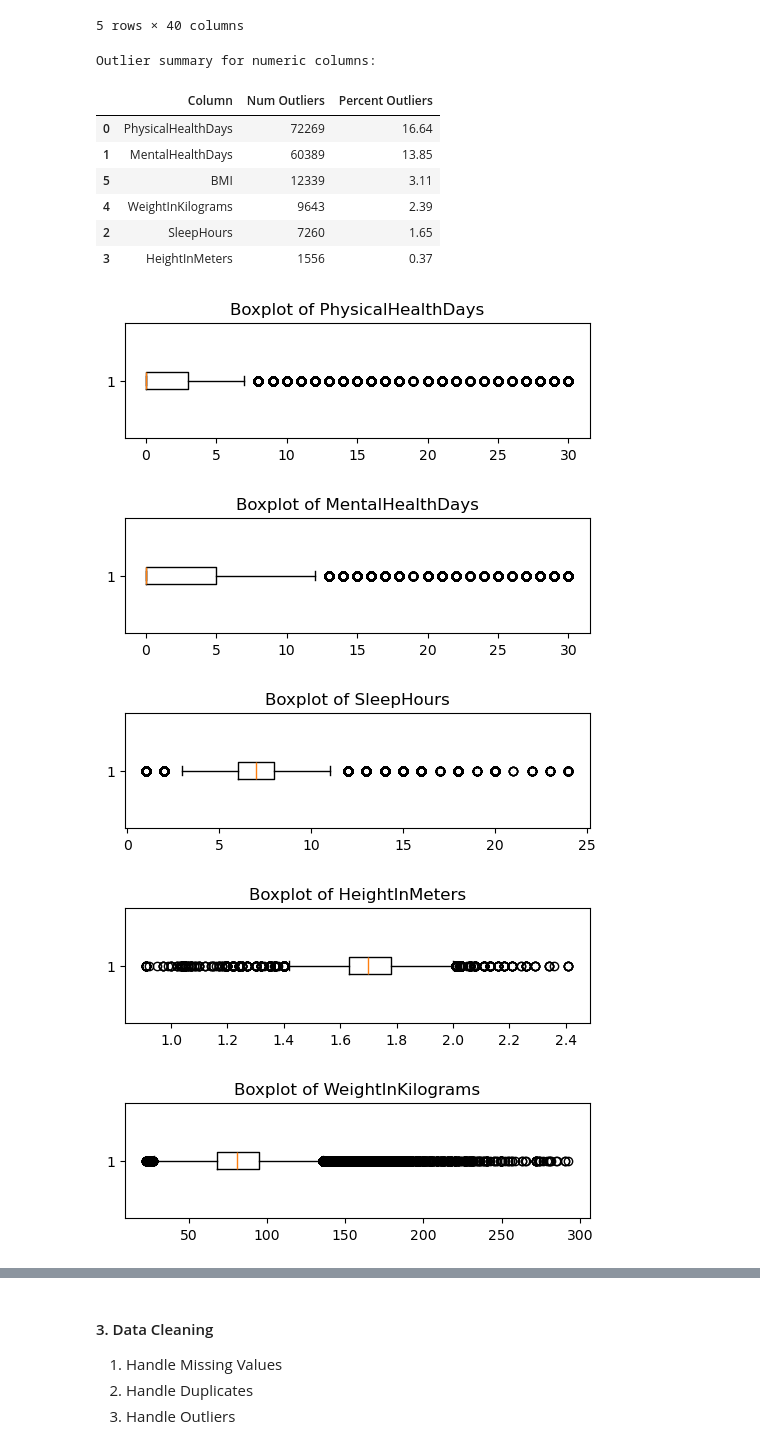
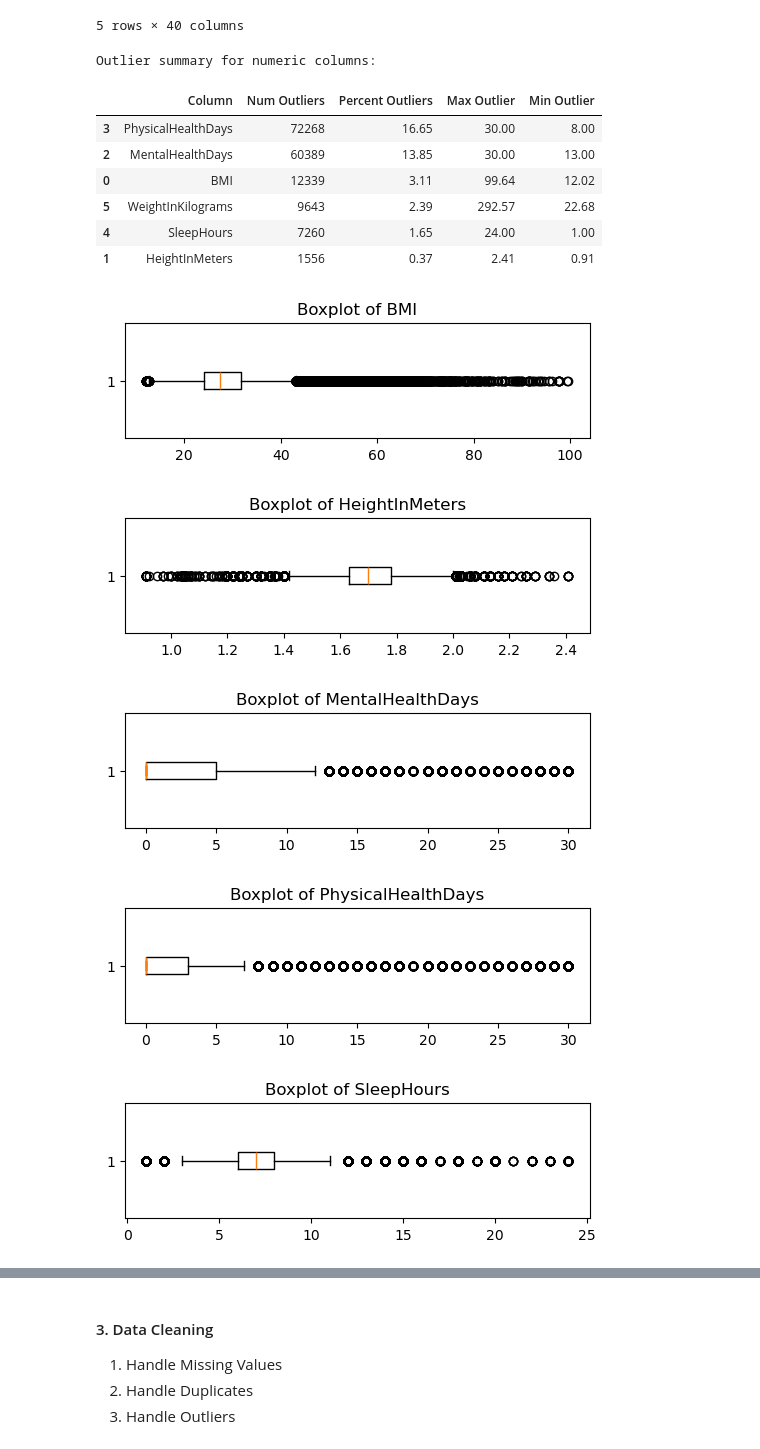
Before and after one commit to makarandkeer/BerkeleyAssignments, a Jupyter notebook: capstone/heart_disease_indicators.ipynb, the cells around one changed output, grey strips where cells are left out. Saved outputs shown, nothing was run; the diff lists cells and outputs as text; code cells hidden in the pictures.

```diff
--- a/capstone/heart_disease_indicators.ipynb
+++ b/capstone/heart_disease_indicators.ipynb
@@ -273,42 +279,46 @@ Sample duplicate records:
 # %%
 # Check for outliers in numeric data columns using IQR method
 
-numeric_columns = df.select_dtypes(include=['float64', 'int64']).columns
+numeric_columns = df.select_dtypes(include=['float64', 'int64']).columns.sort_values()
 
-outlier_summary = pd.DataFrame(columns=["Column", "Num Outliers", "Percent Outliers"])
+# print(numeric_columns)
+
+outlier_summary = pd.DataFrame(columns=["Column", "Num Outliers", "Percent Outliers", "Max Outlier", "Min Outlier"])
 
 for col in numeric_columns:
     Q1 = df[col].quantile(0.25)
     Q3 = df[col].quantile(0.75)
     IQR = Q3 - Q1
     lower_bound = Q1 - 1.5 * IQR
     upper_bound = Q3 + 1.5 * IQR
     outliers = df[(df[col] < lower_bound) | (df[col] > upper_bound)][col]
     num_outliers = outliers.count()
     percent_outliers = (num_outliers / df[col].count()) * 100 if df[col].count() > 0 else 0
-    outlier_summary.loc[len(outlier_summary)] = [col, num_outliers, round(percent_outliers, 2)]
+    max_outlier = outliers.max()
+    min_outlier = outliers.min()
+    outlier_summary.loc[len(outlier_summary)] = [col, num_outliers, round(percent_outliers, 2), max_outlier, min_outlier]
 
 print("Outlier summary for numeric columns:")
 display(outlier_summary.sort_values(by="Percent Outliers", ascending=False))
 
 # Visualize outliers for each numeric column
 import matplotlib.pyplot as plt
 for col in numeric_columns:
     plt.figure(figsize=(6, 1.5))
     plt.boxplot(df[col].dropna(), vert=False)
     plt.title(f"Boxplot of {col}")
     plt.show()
 # %% [output]
 Outlier summary for numeric columns:
-|  | Column | Num Outliers | Percent Outliers |
-| 0 | PhysicalHealthDays | 72269 | 16.64 |
-| 1 | MentalHealthDays | 60389 | 13.85 |
-| 5 | BMI | 12339 | 3.11 |
-| 4 | WeightInKilograms | 9643 | 2.39 |
-| 2 | SleepHours | 7260 | 1.65 |
-| 3 | HeightInMeters | 1556 | 0.37 |
+|  | Column | Num Outliers | Percent Outliers | Max Outlier | Min Outlier |
+| 3 | PhysicalHealthDays | 72268 | 16.65 | 30.00 | 8.00 |
+| 2 | MentalHealthDays | 60389 | 13.85 | 30.00 | 13.00 |
+| 0 | BMI | 12339 | 3.11 | 99.64 | 12.02 |
+| 5 | WeightInKilograms | 9643 | 2.39 | 292.57 | 22.68 |
+| 4 | SleepHours | 7260 | 1.65 | 24.00 | 1.00 |
+| 1 | HeightInMeters | 1556 | 0.37 | 2.41 | 0.91 |
-[figure, old version]
+[figure, new version]
-[figure, old version]
+[figure, new version]
-[figure, old version]
+[figure, new version]
-[figure, old version]
+[figure, new version]
-[figure, old version]
+[figure, new version]
```
Also changed, not shown: parts of 14 cells of this notebook.
